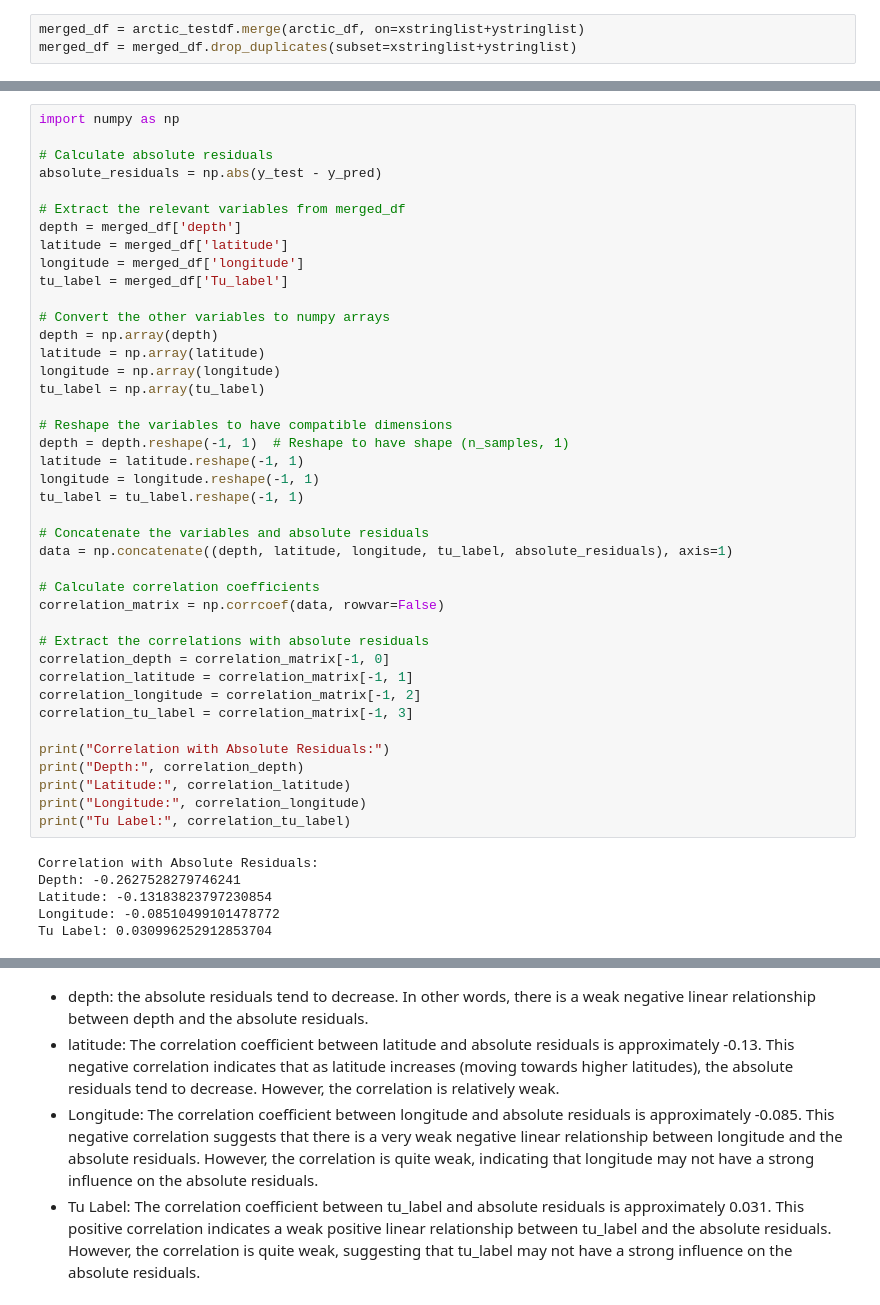
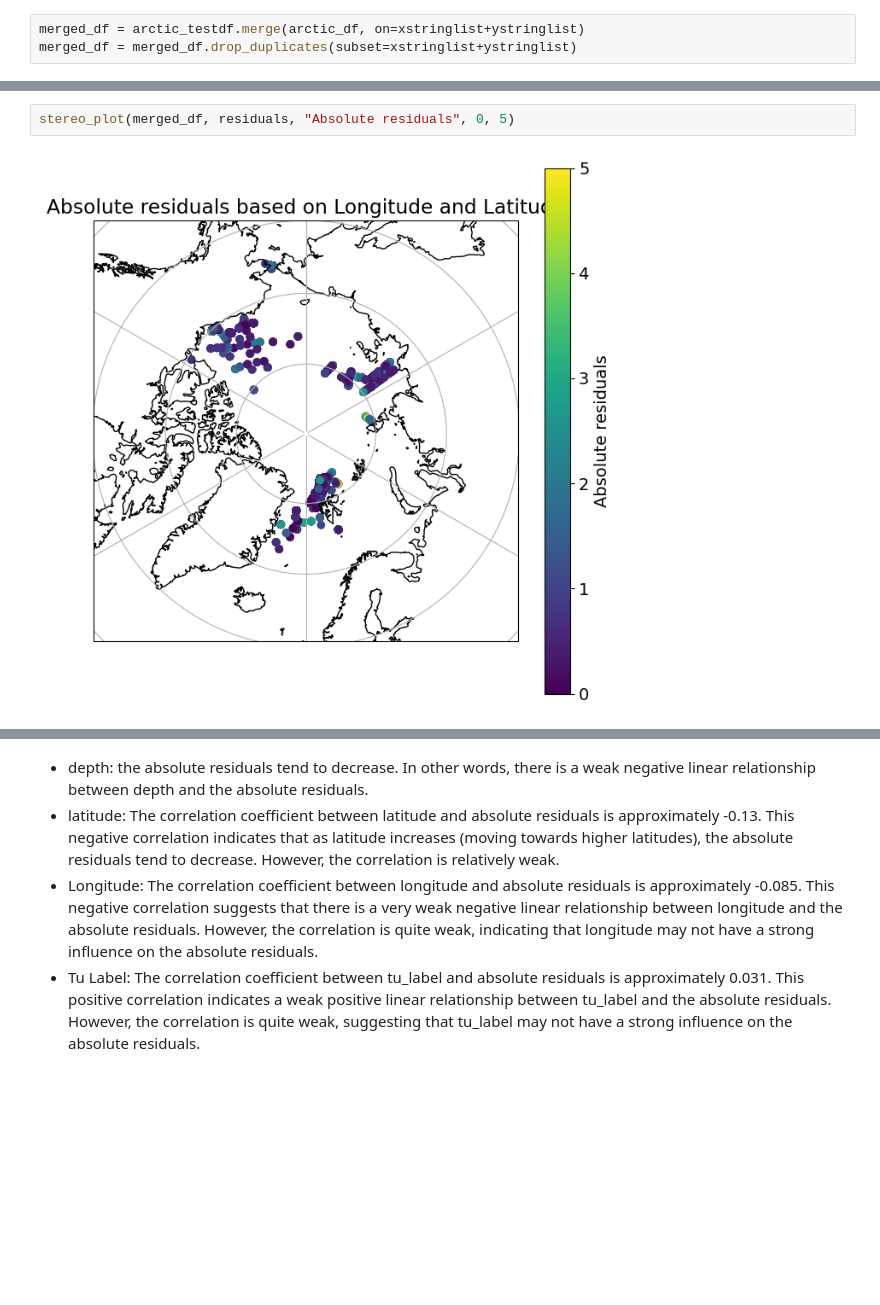
Before and after one commit to lisanneblok/ArcticTurbulence, a Jupyter notebook: ML_models/arctic_xgboost.ipynb, the cells around one changed output, grey strips where cells are left out. Cells and saved outputs as stored; diff of their text form; blank space fills up the shorter version.

```diff
--- a/ML_models/arctic_xgboost.ipynb
+++ b/ML_models/arctic_xgboost.ipynb
@@ -139,47 +103,4 @@ plt.show()
-# %%
-import numpy as np
-
-# Calculate absolute residuals
-absolute_residuals = np.abs(y_test - y_pred)
-
-# Extract the relevant variables from merged_df
-depth = merged_df['depth']
-latitude = merged_df['latitude']
-longitude = merged_df['longitude']
-tu_label = merged_df['Tu_label']
-
-# Convert the other variables to numpy arrays
-depth = np.array(depth)
-latitude = np.array(latitude)
-longitude = np.array(longitude)
-tu_label = np.array(tu_label)
-
-# Reshape the variables to have compatible dimensions
-depth = depth.reshape(-1, 1)  # Reshape to have shape (n_samples, 1)
-latitude = latitude.reshape(-1, 1)
-longitude = longitude.reshape(-1, 1)
-tu_label = tu_label.reshape(-1, 1)
-
-# Concatenate the variables and absolute residuals
-data = np.concatenate((depth, latitude, longitude, tu_label, absolute_residuals), axis=1)
-
-# Calculate correlation coefficients
-correlation_matrix = np.corrcoef(data, rowvar=False)
-
-# Extract the correlations with absolute residuals
-correlation_depth = correlation_matrix[-1, 0]
-correlation_latitude = correlation_matrix[-1, 1]
-correlation_longitude = correlation_matrix[-1, 2]
-correlation_tu_label = correlation_matrix[-1, 3]
-
-print("Correlation with Absolute Residuals:")
-print("Depth:", correlation_depth)
-print("Latitude:", correlation_latitude)
-print("Longitude:", correlation_longitude)
-print("Tu Label:", correlation_tu_label)
-# %% [output]
-Correlation with Absolute Residuals:
-Depth: -0.2627528279746241
-Latitude: -0.13183823797230854
-Longitude: -0.08510499101478772
-Tu Label: 0.030996252912853704
+# %%
+stereo_plot(merged_df, residuals, "Absolute residuals", 0, 5)
+# %% [output]
+[figure, added]
```
Also changed, not shown: parts of 12 cells of this notebook, 3 other files.
